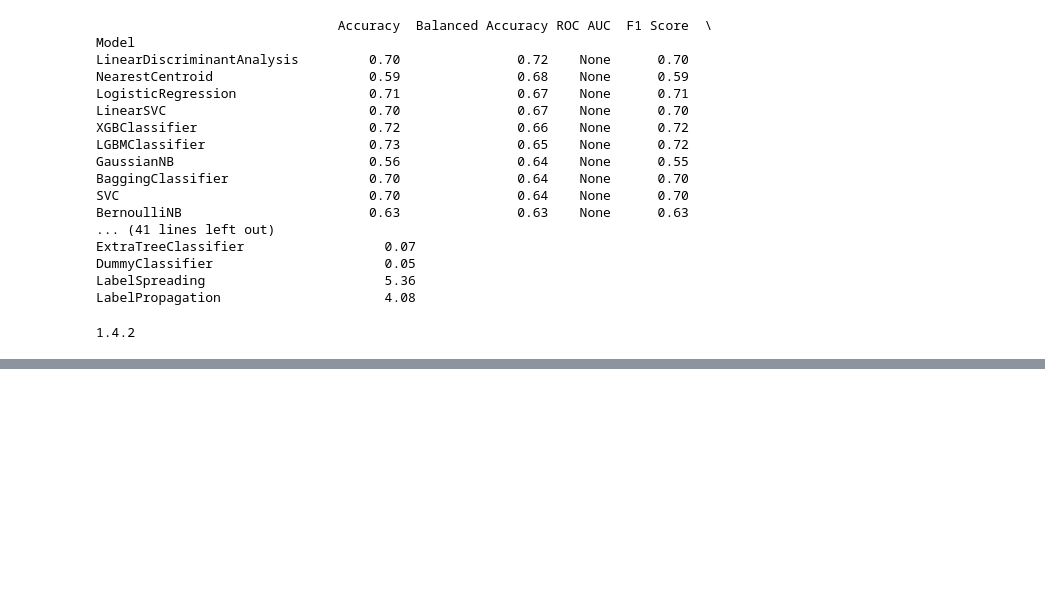
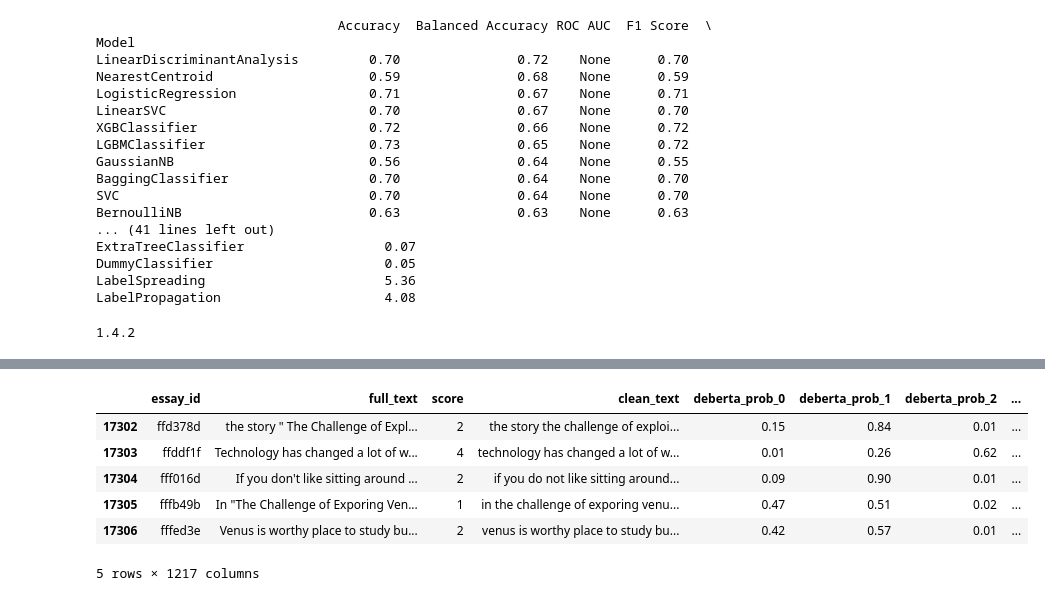
Before and after one commit to JD-DS/Learning-Agency-Lab---Automated-Essay-Scoring-2.0, a Jupyter notebook: LazyPredict.ipynb, the cells around one changed output, grey strips where cells are left out. Saved outputs shown, nothing was run; the diff lists cells and outputs as text; code cells hidden in the pictures; blank space fills up the shorter version.

```diff
--- a/LazyPredict.ipynb
+++ b/LazyPredict.ipynb
@@ -153,0 +168,23 @@ pd.set_option('display.max_columns', None)
+# %%
+from sklearn.feature_extraction.text import CountVectorizer
+import pandas as pd
+
+# Initialize a CountVectorizer with n-gram range from 1 to 3 (unigrams to trigrams)
+vectorizer = CountVectorizer(ngram_range=(1, 3), max_features=500)  # Adjust max_features as needed
+
+# Assuming 'essay' column contains the text data
+X_ngrams = vectorizer.fit_transform(df['full_text'])
+
+# Convert the matrix to a DataFrame
+df_ngrams = pd.DataFrame(X_ngrams.toarray(), columns=vectorizer.get_feature_names_out())
+# %%
+df = pd.concat([df.reset_index(drop=True), df_ngrams.reset_index(drop=True)], axis=1)
+df.tail()
+# %% [output]
+|  | essay_id | full_text | score | clean_text | deberta_prob_0 | deberta_prob_1 | deberta_prob_2 | ... |
+| 17302 | ffd378d | the story " The Challenge of Expl... | 2 | the story the challenge of exploi... | 0.15 | 0.84 | 0.01 | ... |
+| 17303 | ffddf1f | Technology has changed a lot of w... | 4 | technology has changed a lot of w... | 0.01 | 0.26 | 0.62 | ... |
+| 17304 | fff016d | If you don't like sitting around ... | 2 | if you do not like sitting around... | 0.09 | 0.90 | 0.01 | ... |
+| 17305 | fffb49b | In "The Challenge of Exporing Ven... | 1 | in the challenge of exporing venu... | 0.47 | 0.51 | 0.02 | ... |
+| 17306 | fffed3e | Venus is worthy place to study bu... | 2 | venus is worthy place to study bu... | 0.42 | 0.57 | 0.01 | ... |
+5 rows × 1217 columns
```
Also changed, not shown: parts of 8 cells of this notebook, 4 other files.
